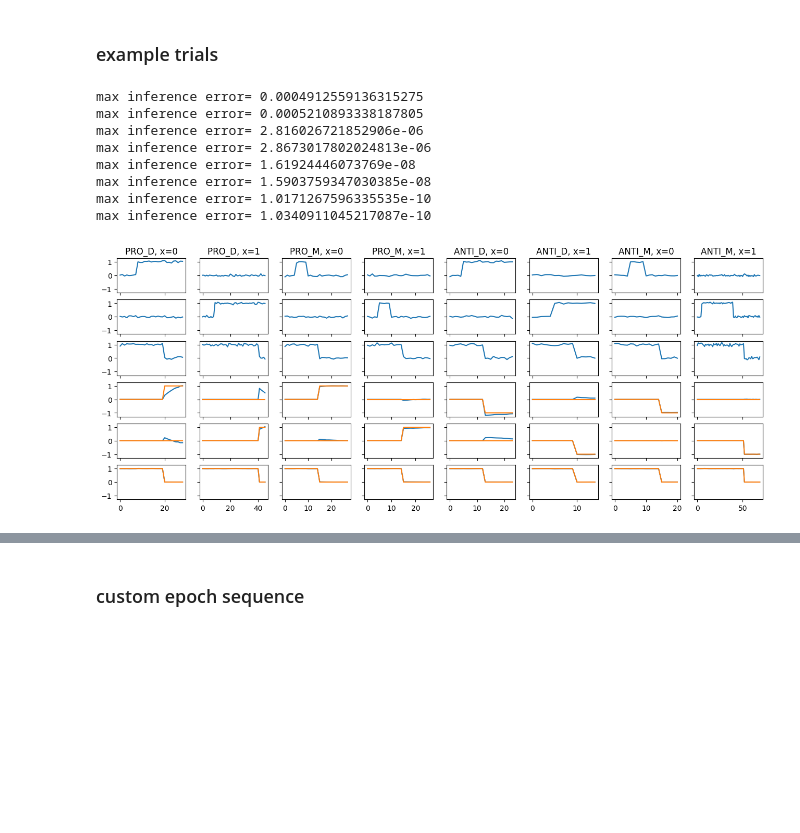
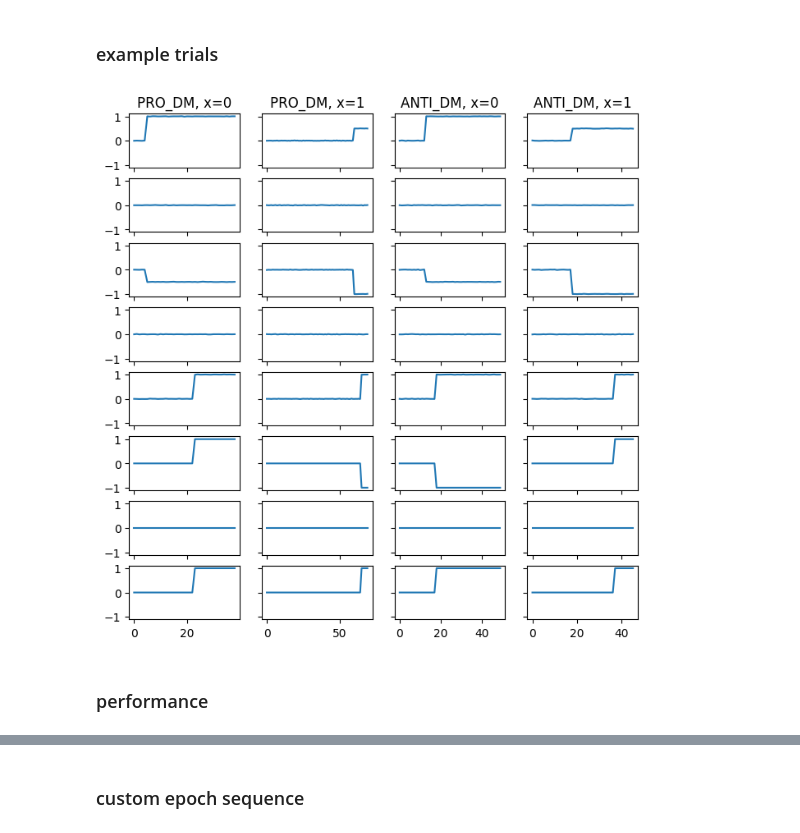
Before and after one commit to hzshan/context_inference_rnn, a Jupyter notebook: train.ipynb, the cells around one changed output, grey strips where cells are left out. Cells and saved outputs as stored; diff of their text form; code cells hidden in the pictures; blank space fills up the shorter version.

Commit message:
small things and figure notebook

```diff
--- a/train.ipynb
+++ b/train.ipynb
@@ -5,0 +246,11 @@ from train_config import load_config
+# %%
+save_name = 'cxtrnn_seq_v2_gating3_ioZ_relu_PsPmAsAm_tskm512_sd0'
+config = load_config(save_name)
+config['retrain'] = False
+model, tr_loss_arr, ts_loss_arr, ts_perf_arr = train_cxtrnn_sequential(**config)
+device = torch.device("cuda:0" if torch.cuda.is_available() else "cpu")
+ckpt_list = torch.load(config['save_dir'] + '/ckpt_list.pth', map_location=torch.device(device))
+with open(config['save_dir'] + '/task_model.pkl', 'rb') as f:
+    _ = pickle.load(f)
+    task_model_ckpt_list = pickle.load(f)
+print(len(ckpt_list), len(task_model_ckpt_list))
@@ -6,3 +435,5 @@ from train_config import load_config
 # %% [markdown]
 ### sequential training
+# %%
+plt.rcParams.update({'font.size': 10,})
 # %%
@@ -27,0 +445,5 @@ model, tr_loss_arr, ts_loss_arr = train_rnn_sequential(**config)
+# %%
+save_name = 'leakyrnn_proj_a0pt1_nh256_relu_wfix0pt2_PdPmAdAmPdmAdm_fix2_nitr30_AdamWithProj_lr0pt01_wd1e-05_sd0'
+config = load_config(save_name)
+config['retrain'] = False
+model, tr_loss_arr, ts_loss_arr, ts_perf_arr = train_leakyrnn_sequential(**config)
@@ -105,45 +547,44 @@ if config['use_task_model']:
 # %% [markdown]
 ### example trials
 # %%
-i_ckpt = -1
-ckpt = ckpt_list[i_ckpt]
-model.load_state_dict(ckpt)
+# i_ckpt = -1
+# ckpt = ckpt_list[i_ckpt]
+# model.load_state_dict(ckpt)
 
-x_set = [0, 1]
-fig, axes = plt.subplots(6, len(config['task_list']) * len(x_set),
-                         figsize=(2 * len(config['task_list']) * len(x_set), 6),
+dim_s = config.get('dim_s', 3)
+dim_y = config.get('dim_y', 3)
+task_list = ['PRO_DM', 'ANTI_DM'] #config['task_list']
+x_set = [0, 1] #np.arange(8)
+fig, axes = plt.subplots(dim_s + dim_y, len(task_list) * len(x_set),
+                         figsize=(2 * len(task_list) * len(x_set), dim_s + dim_y),
                          sharey=True, sharex='col')
-for itask, task in enumerate(config['task_list']):
-    epoch_str = task_epoch(task, epoch_type=config.get('epoch_type', 1))
+for itask, task in enumerate(task_list):
     for ix, x in enumerate(x_set):
         sig_y = 0
-        syz = generate_trial_from_epoch(epoch_str, x, config['z_list'], config['sig_s'], sig_y,
-                                        config['p_stay'], config['min_Te'], config['d_stim'], config['fixation_type'])
-        if config['use_task_model']:
-            trial_ = (itask, None, {'s': syz[:, :3], 'y': syz[:, 3:6]})
+        syz = generate_trial(task, x, config['z_list'], task_list, config['sig_s']/10, sig_y, config['p_stay'],
+                             config['min_Te'], config['d_stim'],
+                             config['epoch_type'], config['fixation_type'],
+                             info_type=config.get('info_type', 'z'), min_Te_R=config.get('min_Te_R', None),
+                             p_stay_R=config.get('p_stay_R', None))
+        if config.get('use_task_model', False):
+            trial_ = (itask, None, {'s': syz[:, :dim_s], 'y': syz[:, dim_s:(dim_s + dim_y)]})
             inferred_z = task_model.infer(trial_, use_y=False, forward_only=True)[0].sum(axis=(0, 1)).T
-            print('max inference error=', np.max(np.abs(inferred_z - syz[:, 6:])))
-            syz[:, 6:] = inferred_z
+            print('max inference error=', np.max(np.abs(inferred_z - syz[:, (dim_s + dim_y):])))
+            syz[:, (dim_s + dim_y):] = inferred_z
         syz = torch.tensor(syz[:, None, :], dtype=torch.float32).to(next(model.parameters()).device)
-        s, y, z = syz[..., :3], syz[..., 3:6], syz[..., 6:]
+        s, y, z = syz[..., :dim_s], syz[..., dim_s:(dim_s + dim_y)], syz[..., (dim_s + dim_y):]
         with torch.no_grad():
-            out = model(s, z)
+            out, _ = model(s, z)
         ########### plot #########
         icol = len(x_set) * itask + ix
         axes[0, icol].set_title(f'{task}, x={x}')
-        for iax in range(3):
+        for iax in range(dim_s):
             axes[iax, icol].plot(s[:, :, iax].cpu().numpy())
-        for iax in range(3):
-            axes[iax + 3, icol].plot(out[:, :, iax].cpu().numpy())
-            axes[iax + 3, icol].plot(y[:, :, iax].cpu().numpy())
-fig.savefig(config['save_dir'] + f'/example_ckpt{i_ckpt}.png', bbox_inches='tight')
+        for iax in range(dim_y):
+            # axes[iax + dim_s, icol].plot(out[:, :, iax].cpu().numpy())
+            axes[iax + dim_s, icol].plot(y[:, :, iax].cpu().numpy())
+# fig.savefig(config['save_dir'] + f'/example_ckpt{i_ckpt}.png', bbox_inches='tight')
 # %% [output]
-max inference error= 0.0004912559136315275
-max inference error= 0.0005210893338187805
-max inference error= 2.816026721852906e-06
-max inference error= 2.8673017802024813e-06
-max inference error= 1.61924446073769e-08
-max inference error= 1.5903759347030385e-08
-max inference error= 1.0171267596335535e-10
-max inference error= 1.0340911045217087e-10
-[figure, old version]
+[figure, new version]
+# %% [markdown]
+### performance
```
Also changed, not shown: parts of 28 cells of this notebook, 2 other files.
